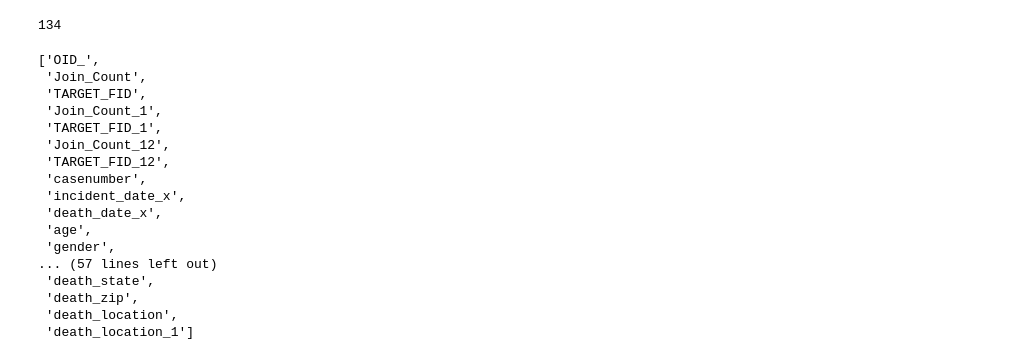
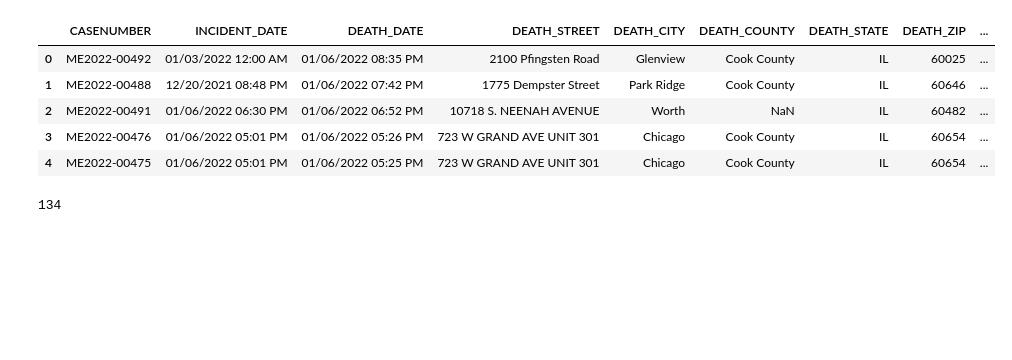
Before and after one commit to UK-IPOP/cook-county-analysis, a Jupyter notebook: notebooks/amia_paper_stats.ipynb, the cells around one changed output. Cells and saved outputs as stored; diff of their text form; code cells hidden in the pictures; blank space fills up the shorter version.

```diff
--- a/notebooks/amia_paper_stats.ipynb
+++ b/notebooks/amia_paper_stats.ipynb
@@ -35,27 +65,17 @@ df = pd.read_csv("../data/output/finalized.csv", low_memory=False)
+# %%
+death_locations = pd.read_csv("../data/raw/death_locations.csv", low_memory=False)
+death_locations.head()
+# %% [output]
+|  | CASENUMBER | INCIDENT_DATE | DEATH_DATE | DEATH_STREET | DEATH_CITY | DEATH_COUNTY | DEATH_STATE | DEATH_ZIP | ... |
+| 0 | ME2022-00492 | 01/03/2022 12:00 AM | 01/06/2022 08:35 PM | 2100 Pfingsten Road | Glenview | Cook County | IL | 60025 | ... |
+| 1 | ME2022-00488 | 12/20/2021 08:48 PM | 01/06/2022 07:42 PM | 1775 Dempster Street | Park Ridge | Cook County | IL | 60646 | ... |
+| 2 | ME2022-00491 | 01/06/2022 06:30 PM | 01/06/2022 06:52 PM | 10718 S. NEENAH AVENUE | Worth | NaN | IL | 60482 | ... |
+| 3 | ME2022-00476 | 01/06/2022 05:01 PM | 01/06/2022 05:26 PM | 723 W GRAND AVE UNIT 301 | Chicago | Cook County | IL | 60654 | ... |
+| 4 | ME2022-00475 | 01/06/2022 05:01 PM | 01/06/2022 05:25 PM | 723 W GRAND AVE UNIT 301 | Chicago | Cook County | IL | 60654 | ... |
 # %%
 len([c for c in df.columns if c.endswith("_primary") or c.endswith("_secondary")])
 # %% [output]
 134
-# %%
-[c for c in df.columns if not c.endswith("_primary") and not c.endswith("_secondary")]
-# %% [output]
-['OID_',
- 'Join_Count',
- 'TARGET_FID',
- 'Join_Count_1',
- 'TARGET_FID_1',
- 'Join_Count_12',
- 'TARGET_FID_12',
- 'casenumber',
- 'incident_date_x',
- 'death_date_x',
- 'age',
- 'gender',
-... (57 lines left out)
- 'death_state',
- 'death_zip',
- 'death_location',
- 'death_location_1']
 # %%
 df.closest_pharmacy.describe()
 # %% [output]
```
Also changed, not shown: parts of 50 cells of this notebook.
